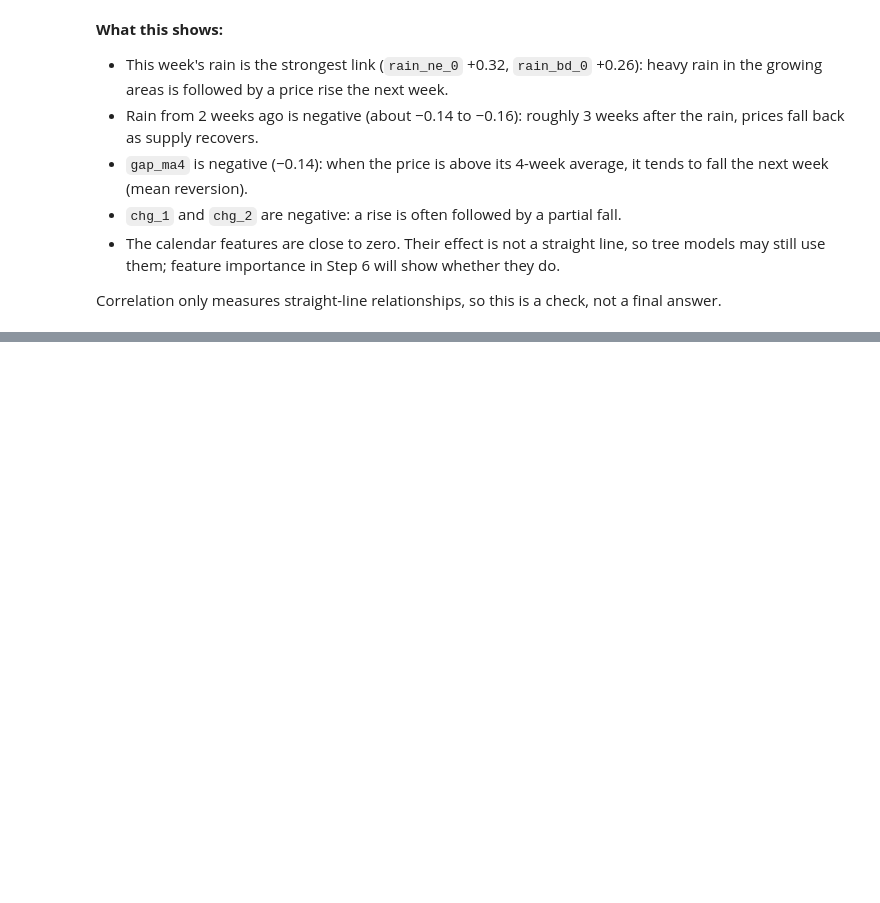
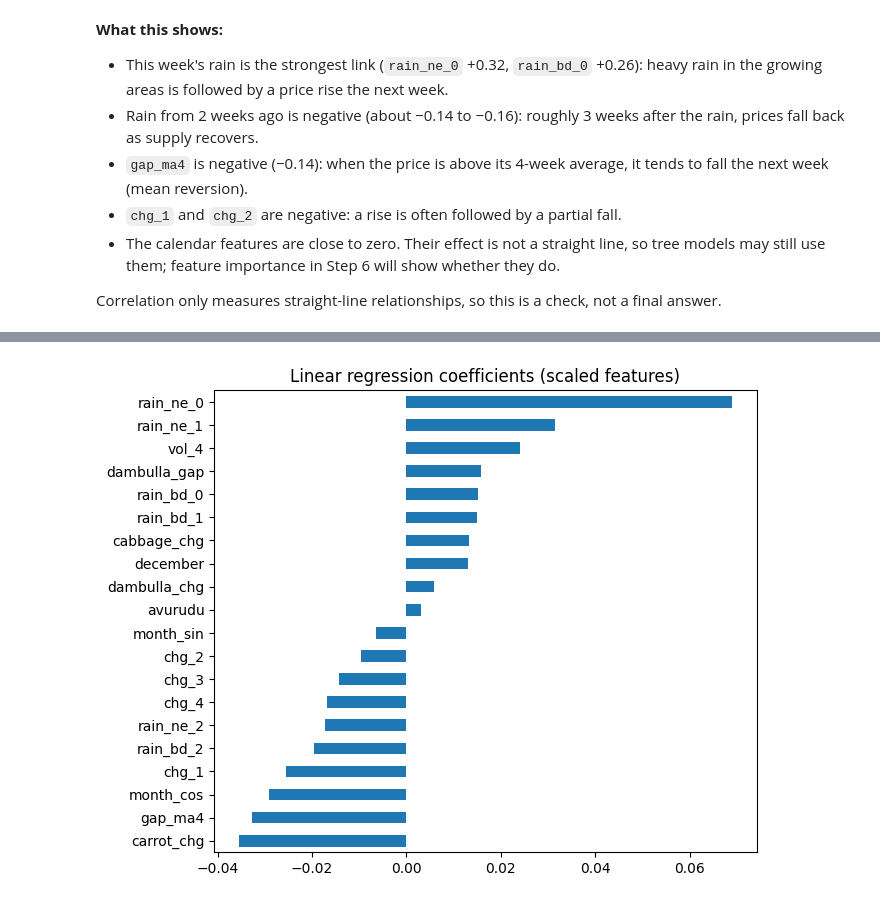
Before and after one commit to renulucshmi/pettah-beans-price-forecast, a Jupyter notebook: ensemble_assignment.ipynb, the cells around one changed output, grey strips where cells are left out. Saved outputs shown, nothing was run; the diff lists cells and outputs as text; code cells hidden in the pictures; blank space fills up the shorter version.

Commit message:
Step 4: baseline models (naive, seasonal, linear regression, decision tree)

```diff
--- a/ensemble_assignment.ipynb
+++ b/ensemble_assignment.ipynb
@@ -461,0 +471,19 @@ feat.to_csv("dataset/features.csv")
+# %%
+from sklearn.linear_model import LinearRegression
+from sklearn.tree import DecisionTreeRegressor
+from sklearn.pipeline import make_pipeline
+from sklearn.preprocessing import StandardScaler
+from sklearn.metrics import mean_squared_error, mean_absolute_error, r2_score
+import time
+
+feat = pd.read_csv("dataset/features.csv", index_col="date", parse_dates=True)
+feature_cols = [c for c in feat.columns if c not in ["target", "price_now", "price_next"]]
+
+train = feat[feat.index <= "2023-12-31"]
+val   = feat[(feat.index > "2023-12-31") & (feat.index <= "2024-12-31")]
+test  = feat[feat.index > "2024-12-31"]
+
+X_train, y_train = train[feature_cols], train["target"]
+X_val,   y_val   = val[feature_cols],   val["target"]
+X_test,  y_test  = test[feature_cols],  test["target"]
+print(X_train.shape, X_val.shape, X_test.shape)
@@ -461,0 +537,6 @@ feat.to_csv("dataset/features.csv")
+# %%
+t0 = time.perf_counter()
+linreg = make_pipeline(StandardScaler(), LinearRegression()).fit(X_train, y_train)
+t = time.perf_counter() - t0
+
+add_result("Linear regression", linreg.predict(X_train), linreg.predict(X_val), linreg.predict(X_test), t)
@@ -461,0 +577,6 @@ feat.to_csv("dataset/features.csv")
+# %%
+coef = pd.Series(linreg[-1].coef_, index=feature_cols).sort_values()
+coef.plot(kind="barh", figsize=(7, 6), title="Linear regression coefficients (scaled features)")
+plt.show()
+# %% [output]
+[figure, added]
```
Also changed, not shown: parts of 16 cells of this notebook, 1 other file.
